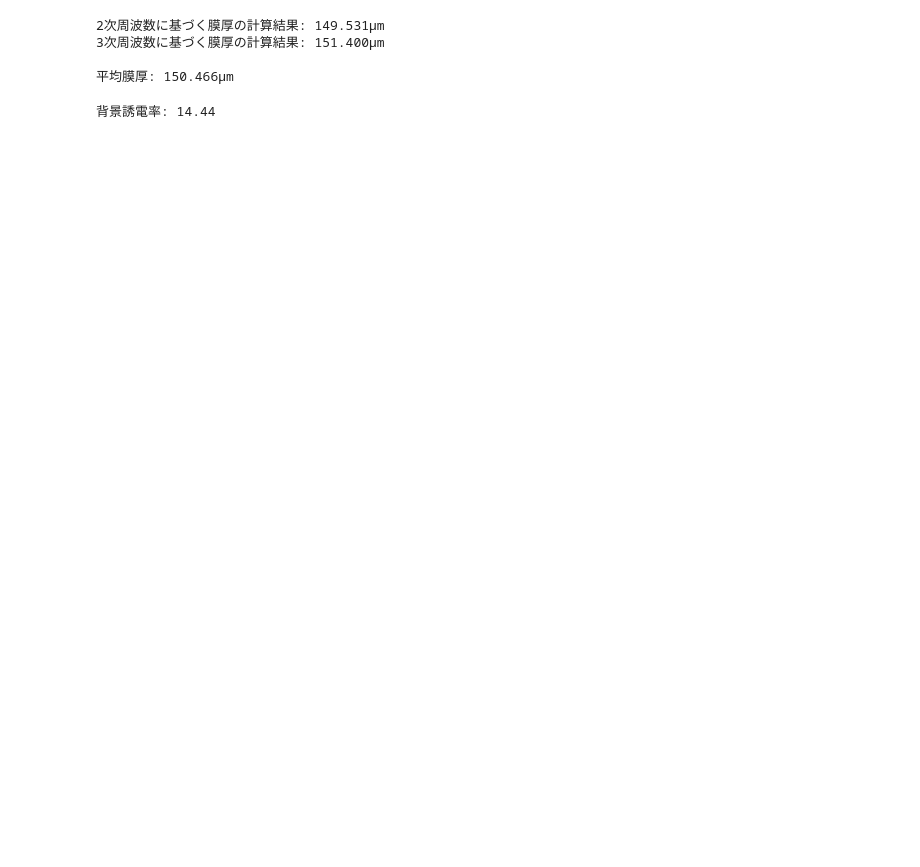
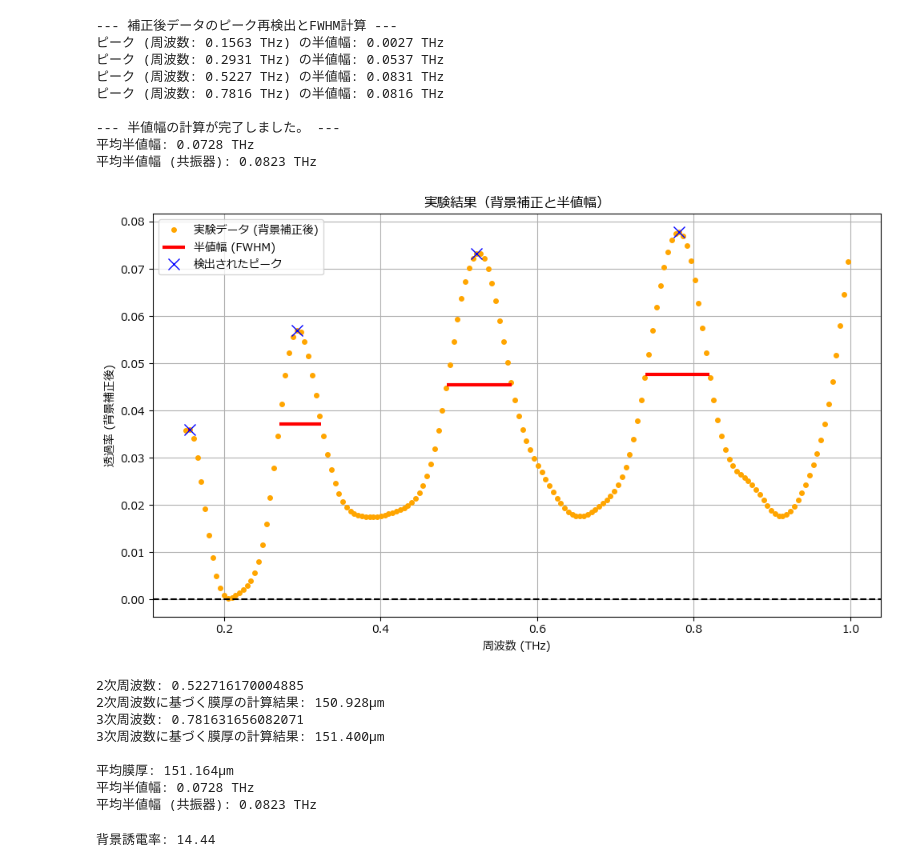
Before and after one commit to nakaoynu/GGG, a Jupyter notebook: exp_plt.ipynb, the cells around one changed output. Saved outputs shown, nothing was run; the diff lists cells and outputs as text; code cells hidden in the pictures; blank space fills up the shorter version.

```diff
--- a/exp_plt.ipynb
+++ b/exp_plt.ipynb
@@ -83,3 +167,69 @@ Error:
+# %%
+from scipy.signal import peak_widths # peak_widths関数をインポート
+
+# --- 6. 補正後データのピーク再検出とFWHM計算 ---
+print("\n--- 補正後データのピーク再検出とFWHM計算 ---")
+
+# 背景補正後のクリーンなデータに対して、再度ピークを検出する
+# height=0.001 は「ベースライン(y=0)から0.001以上突き出たものをピークとみなす」という設定
+corrected_peak_indices, _ = find_peaks(exp_transmittance_corrected, height=0.001)
+
+if len(corrected_peak_indices) == 0:
+    print("エラー: 補正後のデータに顕著なピークが見つかりませんでした。heightの値を調整してください。")
+else:
+    # 新しく検出したピークに対して半値幅を計算する
+    widths_info = peak_widths(exp_transmittance_corrected, corrected_peak_indices, rel_height=0.5)
+
+    width_heights = widths_info[1]
+    left_ips = widths_info[2]
+    right_ips = widths_info[3]
+
+    # 幅の左右の端点（インデックス単位）を、周波数（THz）に変換
+    freq_axis = df['Frequency (THz)'].to_numpy()
+    index_axis = np.arange(len(freq_axis))
+    left_freqs = np.interp(left_ips, index_axis, freq_axis)
+    right_freqs = np.interp(right_ips, index_axis, freq_axis)
+    fwhm_in_thz = right_freqs - left_freqs
+
+    # ピーク周波数を保存する
+    corrected_peak_freqs = []
+
+    # 結果を分かりやすく表示
+    for i, peak_idx in enumerate(corrected_peak_indices):
+        peak_freq = freq_axis[peak_idx]
+        corrected_peak_freqs.append(peak_freq)
+        print(f"ピーク (周波数: {peak_freq:.4f} THz) の半値幅: {fwhm_in_thz[i]:.4f} THz")
+    print("\n--- 半値幅の計算が完了しました。 ---")
+    gamma_average = np.mean(fwhm_in_thz[1:4])  # ピーク1~3の平均半値幅を計算
+    gamma_average_cav = np.mean(fwhm_in_thz[2:4])  # 共振器モードの平均半値幅を計算
+    print(f"平均半値幅: {gamma_average:.4f} THz")
+    print(f"平均半値幅 (共振器): {gamma_average_cav:.4f} THz")
+    # --- 7. 最終結果の可視化 ---
+    fig, ax = plt.subplots(figsize=(10, 6))
+    ax.plot(df['Frequency (THz)'], exp_transmittance_corrected, 'o', color='orange', markersize=4, label='実験データ (背景補正後)')
+    # 新しく検出したピークの半値幅の線を描画
+    ax.hlines(width_heights, left_freqs, right_freqs, color="red", lw=3, label="半値幅 (FWHM)")
+    ax.plot(freq_axis[corrected_peak_indices], exp_transmittance_corrected[corrected_peak_indices],
+            'x', color='blue', markersize=10, label='検出されたピーク')
+    ax.set_xlabel('周波数 (THz)')
+    ax.set_ylabel('透過率 (背景補正後)')
+    ax.set_title('実験結果（背景補正と半値幅）')
+    ax.legend()
+    ax.grid(True)
+    ax.axhline(0, color='black', linestyle='--')
+    plt.tight_layout()
+    plt.show()
+# %% [output]
+--- 補正後データのピーク再検出とFWHM計算 ---
+ピーク (周波数: 0.1563 THz) の半値幅: 0.0027 THz
+ピーク (周波数: 0.2931 THz) の半値幅: 0.0537 THz
+ピーク (周波数: 0.5227 THz) の半値幅: 0.0831 THz
+ピーク (周波数: 0.7816 THz) の半値幅: 0.0816 THz
+
+--- 半値幅の計算が完了しました。 ---
+平均半値幅: 0.0728 THz
+平均半値幅 (共振器): 0.0823 THz
+[figure, added]
 # %%
 # 高次周波数(j次)に基づく膜厚の手計算
 def calculate_thickness_from_peaks(j, peak_freqs):
@@ -95,17 +245,22 @@ def calculate_thickness_from_peaks(j, peak_freqs):
 d_calculated = []
 # ピーク周波数から膜厚を計算
 for j in range(2, 4):
-	thickness = calculate_thickness_from_peaks(j, peak_data_all['Frequency (THz)'].iloc[j])
+	thickness = calculate_thickness_from_peaks(j, corrected_peak_freqs[j])  # j-2は0-indexedのため
+	print(f"{j}次周波数: {corrected_peak_freqs[j]}")
 	d_calculated.append(thickness)
 	print(f"{j}次周波数に基づく膜厚の計算結果: {thickness:.3f}μm")
 
 d_average = np.mean(d_calculated)
 print(f"\n平均膜厚: {d_average:.3f}μm")
 # %% [output]
-2次周波数に基づく膜厚の計算結果: 149.531μm
+2次周波数: 0.522716170004885
+2次周波数に基づく膜厚の計算結果: 150.928μm
+3次周波数: 0.781631656082071
 3次周波数に基づく膜厚の計算結果: 151.400μm
 
-平均膜厚: 150.466μm
+平均膜厚: 151.164μm
+平均半値幅: 0.0728 THz
+平均半値幅 (共振器): 0.0823 THz
 # %%
 eps_bg = 3.8**2
 print(f"\n背景誘電率: {eps_bg}")
```
Also changed, not shown: parts of 4 cells of this notebook, 24 other files.
